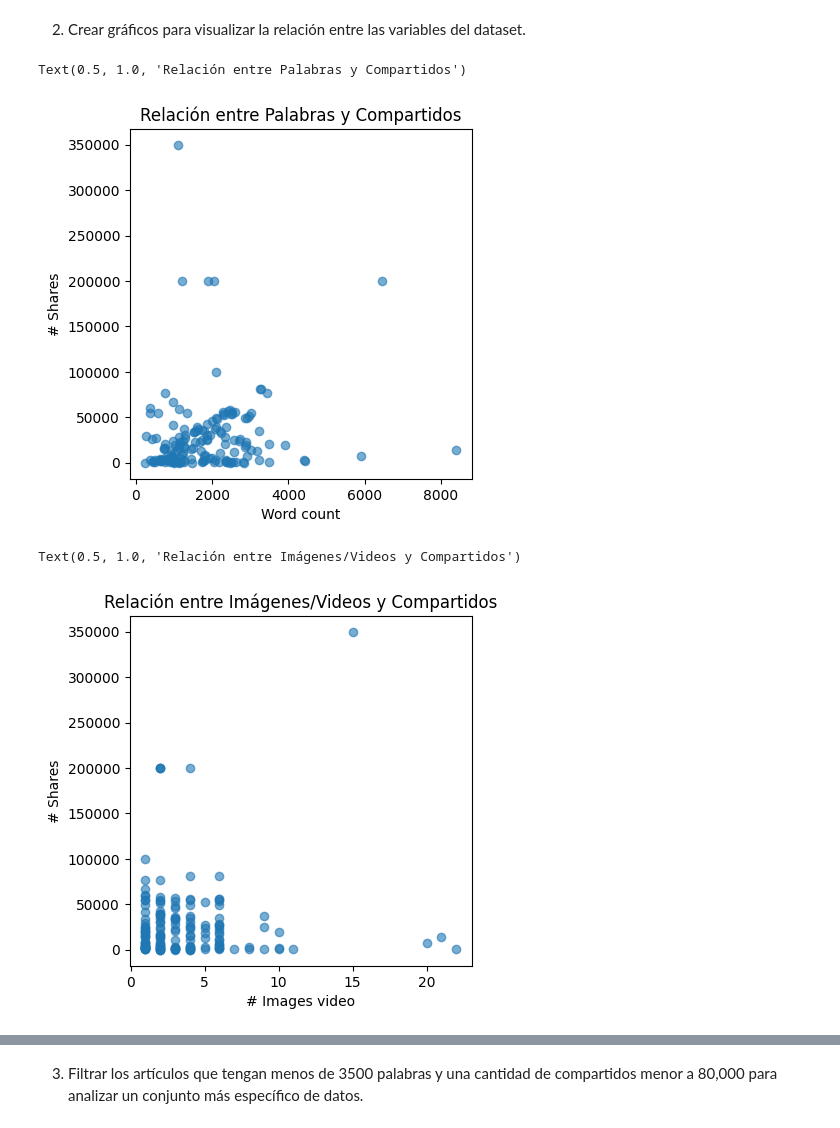
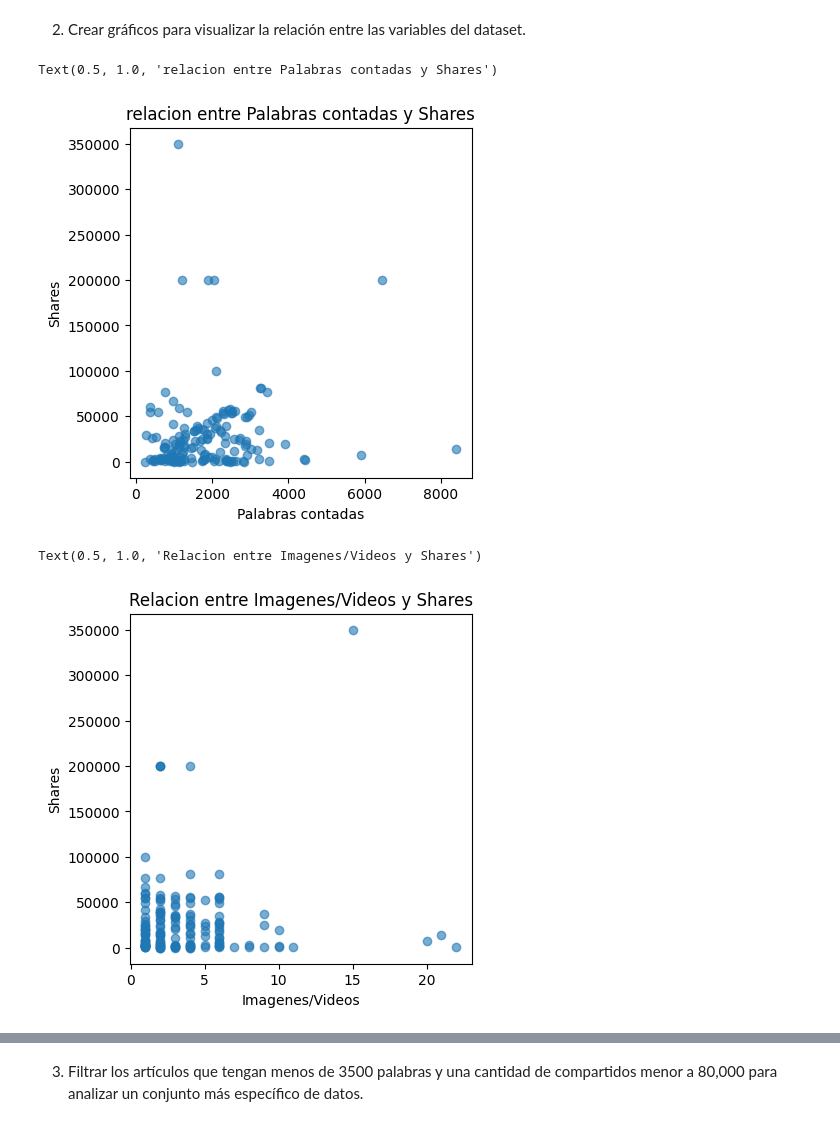
Before and after one commit to LeandroRodrigoMolina/IA_FCAD_2025_1er_Cuatri, a Jupyter notebook: U7/TP5_Aprendizaje.ipynb, the cells around one changed output, grey strips where cells are left out. Cells and saved outputs as stored; diff of their text form; code cells hidden in the pictures.

```diff
--- a/U7/TP5_Aprendizaje.ipynb
+++ b/U7/TP5_Aprendizaje.ipynb
@@ -637,30 +548,29 @@ df_articulos.head()
 # %% [markdown]
 2. Crear gráficos para visualizar la relación entre las variables del dataset.
 # %%
-#incorporar el código correspondiente
-
 plt.figure(figsize=(15,10))
 
-# Gráfico 1: Word count vs # Shares
+# grafico de entre palabras contadas y shares
 plt.subplot(2, 3, 1)
 plt.scatter(df_articulos['Word count'], df_articulos['# Shares'], alpha=0.6)
-plt.xlabel('Word count')
-plt.ylabel('# Shares')
-plt.title('Relación entre Palabras y Compartidos')
+plt.xlabel('Palabras contadas')
+plt.ylabel('Shares')
+plt.title('relacion entre Palabras contadas y Shares')
 # %% [output]
-Text(0.5, 1.0, 'Relación entre Palabras y Compartidos')
+Text(0.5, 1.0, 'relacion entre Palabras contadas y Shares')
-[figure, old version]
+[figure, new version]
 # %%
 plt.figure(figsize=(15,10))
-# Gráfico 3: # Images video vs # Shares
+
+# grafico que muestra la relacion entre imagenes/videos y shares
 plt.subplot(2, 3, 3)
 plt.scatter(df_articulos['# Images video'], df_articulos['# Shares'], alpha=0.6)
-plt.xlabel('# Images video')
-plt.ylabel('# Shares')
-plt.title('Relación entre Imágenes/Videos y Compartidos')
+plt.xlabel('Imagenes/Videos')
+plt.ylabel('Shares')
+plt.title('Relacion entre Imagenes/Videos y Shares')
 # %% [output]
-Text(0.5, 1.0, 'Relación entre Imágenes/Videos y Compartidos')
+Text(0.5, 1.0, 'Relacion entre Imagenes/Videos y Shares')
-[figure, old version]
+[figure, new version]
 # %%
 plt.figure(figsize=(15,10))
 
```
Also changed, not shown: parts of 65 cells of this notebook.
